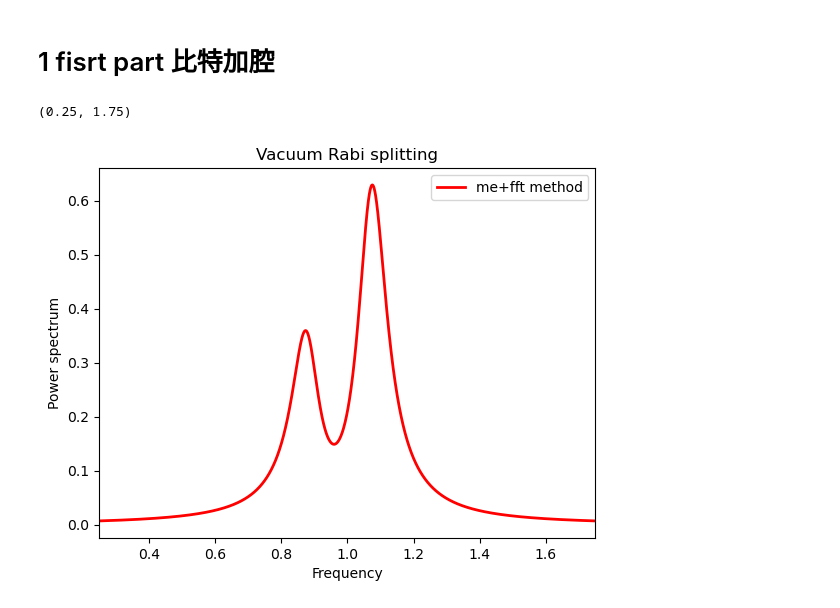
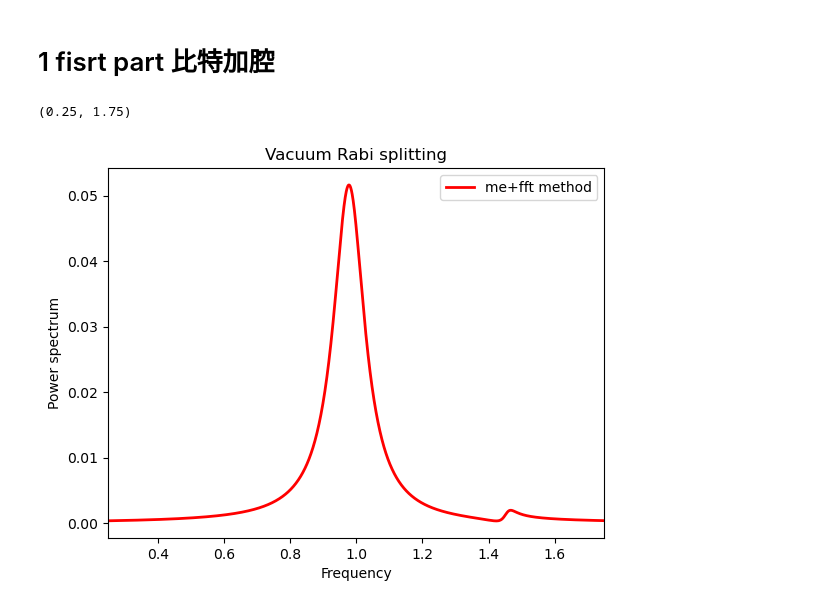
Before and after one commit to python12345677/para_work, a Jupyter notebook: all.ipynb, the cells around one changed output. Saved outputs shown, nothing was run; the diff lists cells and outputs as text; code cells hidden in the pictures.

```diff
--- a/all.ipynb
+++ b/all.ipynb
@@ -45,34 +45,37 @@ ax.set_xlim(wlist2[0]/(2*np.pi), wlist2[-1]/(2*np.pi))
 # %% [markdown]
 # 1 fisrt part 比特加腔
 # %%
+import numpy as np
+from matplotlib import pyplot
+import qutip
 Na = 2
 Nc = 4 # number of cavity fock states
 wc =  1.0 * 2 * np.pi # cavity and atom frequency
-wa = 6
+wa = 9
 g = 0.1 * 2 * np.pi # coupling strength
 kappa = 0.75 # cavity dissipation rate
 gamma = 0.25 # atom dissipation rate
 # Jaynes-Cummings Hamiltonian
 a = qutip.tensor(qutip.destroy(Nc), qutip.qeye(Na))
 sm = qutip.tensor(qutip.qeye(Nc), qutip.destroy(Na))
 H = wc*a.dag()*a + wa*sm.dag()*sm + g*(a.dag()*sm + a*sm.dag())
 # collapse operators
-n_th = 0.2
+n_th = 0.01
 c_ops = [
 np.sqrt(kappa * (1 + n_th)) * a,
 np.sqrt(kappa * n_th) * a.dag(),
 np.sqrt(gamma) * sm,
 ]
 wlist2 = np.linspace(0.25, 1.75, 2000) * 2 * np.pi
 spec2 = qutip.spectrum(H, wlist2, c_ops, a.dag(), a)
 # plot the spectra
 fig, ax = pyplot.subplots(1, 1)
 ax.plot(wlist2 / (2 * np.pi), spec2, 'r-', lw=2, label='me+fft method')
 ax.legend()
 ax.set_xlabel('Frequency')
 ax.set_ylabel('Power spectrum')
 ax.set_title('Vacuum Rabi splitting')
 ax.set_xlim(wlist2[0]/(2*np.pi), wlist2[-1]/(2*np.pi))
 # %% [output]
 (0.25, 1.75)
-[figure, old version]
+[figure, new version]
```
Also changed, not shown: parts of 2 cells of this notebook, 1 other file.
